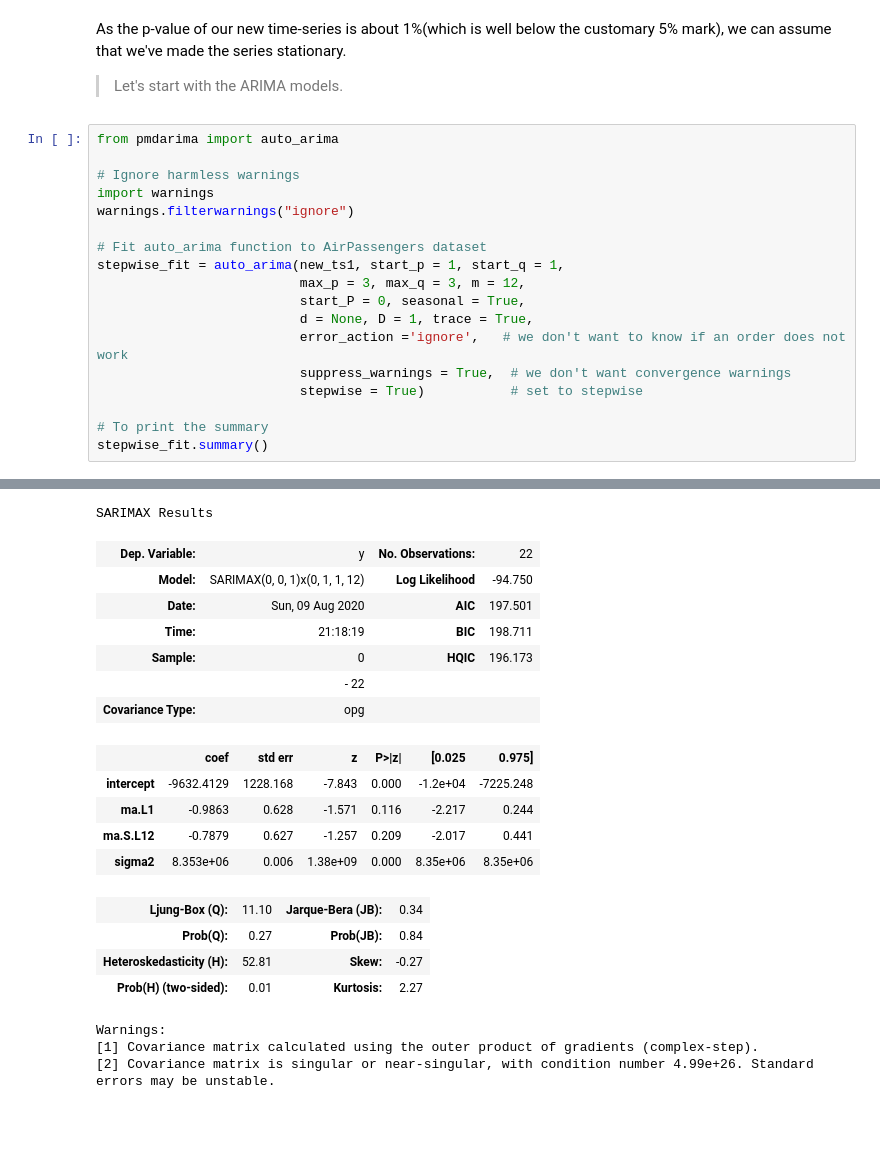
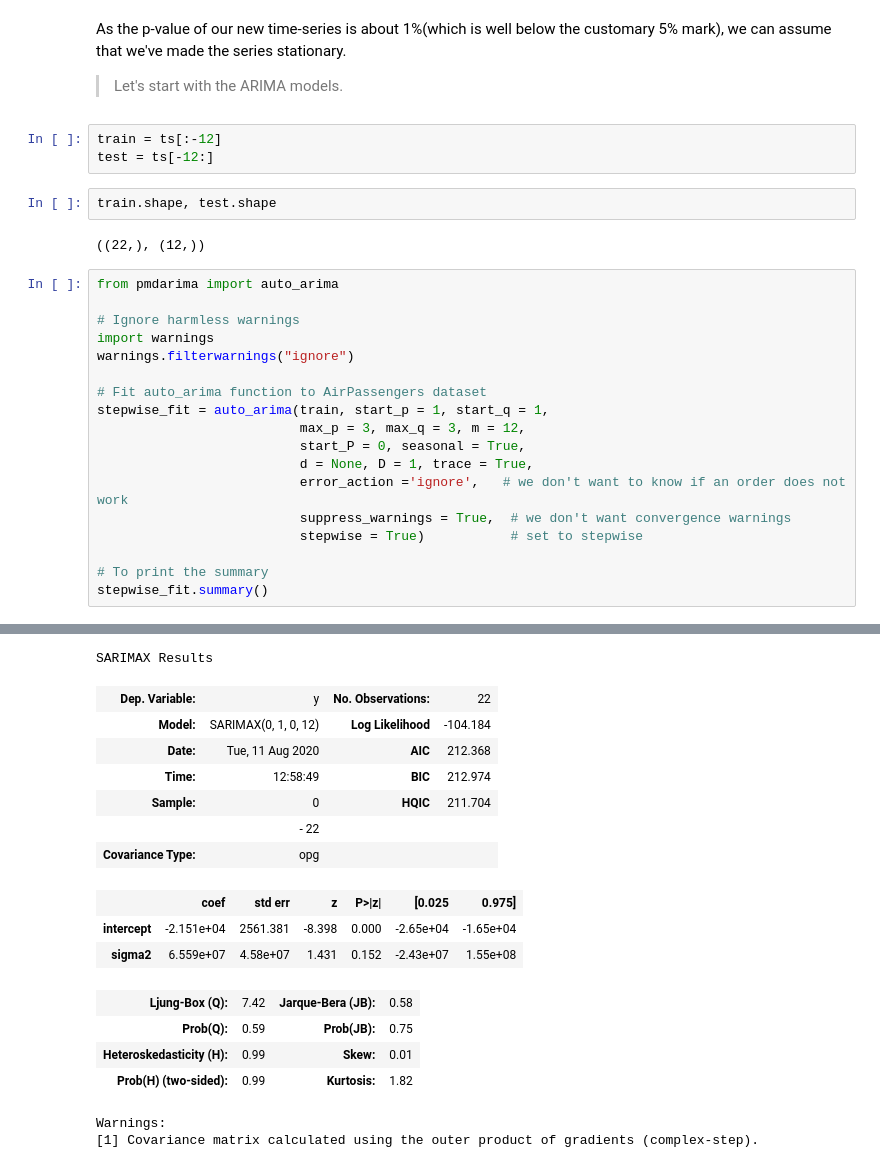
Before and after one commit to Jim-Craig/Forecast, a Jupyter notebook: SAles.ipynb, the cells around one changed output, grey strips where cells are left out. Cells and saved outputs as stored; diff of their text form; blank space fills up the shorter version.

```diff
--- a/SAles.ipynb
+++ b/SAles.ipynb
@@ -152,6 +152,13 @@ dtype: float64
 As the p-value of our new time-series is about 1%(which is well below the customary 5% mark), we can assume that we've made the series stationary.
 
 > Let's start with the ARIMA models.
+# %%
+train = ts[:-12]
+test = ts[-12:]
+# %%
+train.shape, test.shape
+# %% [output]
+((22,), (12,))
 # %%
 from pmdarima import auto_arima
 
@@ -160,7 +167,7 @@ import warnings
 warnings.filterwarnings("ignore")
 
 # Fit auto_arima function to AirPassengers dataset
-stepwise_fit = auto_arima(new_ts1, start_p = 1, start_q = 1,
+stepwise_fit = auto_arima(train, start_p = 1, start_q = 1,
                           max_p = 3, max_q = 3, m = 12,
                           start_P = 0, seasonal = True,
                           d = None, D = 1, trace = True,
@@ -193,23 +196,20 @@ Total fit time: 7.217 seconds
 SARIMAX Results
 | Dep. Variable: | y | No. Observations: | 22 |
-| Model: | SARIMAX(0, 0, 1)x(0, 1, 1, 12) | Log Likelihood | -94.750 |
-| Date: | Sun, 09 Aug 2020 | AIC | 197.501 |
-| Time: | 21:18:19 | BIC | 198.711 |
-| Sample: | 0 | HQIC | 196.173 |
+| Model: | SARIMAX(0, 1, 0, 12) | Log Likelihood | -104.184 |
+| Date: | Tue, 11 Aug 2020 | AIC | 212.368 |
+| Time: | 12:58:49 | BIC | 212.974 |
+| Sample: | 0 | HQIC | 211.704 |
 |  | - 22 |  |  |
 | Covariance Type: | opg |  |  |
 |  | coef | std err | z | P>|z| | [0.025 | 0.975] |
-| intercept | -9632.4129 | 1228.168 | -7.843 | 0.000 | -1.2e+04 | -7225.248 |
-| ma.L1 | -0.9863 | 0.628 | -1.571 | 0.116 | -2.217 | 0.244 |
-| ma.S.L12 | -0.7879 | 0.627 | -1.257 | 0.209 | -2.017 | 0.441 |
-| sigma2 | 8.353e+06 | 0.006 | 1.38e+09 | 0.000 | 8.35e+06 | 8.35e+06 |
+| intercept | -2.151e+04 | 2561.381 | -8.398 | 0.000 | -2.65e+04 | -1.65e+04 |
+| sigma2 | 6.559e+07 | 4.58e+07 | 1.431 | 0.152 | -2.43e+07 | 1.55e+08 |
-| Ljung-Box (Q): | 11.10 | Jarque-Bera (JB): | 0.34 |
-| Prob(Q): | 0.27 | Prob(JB): | 0.84 |
-| Heteroskedasticity (H): | 52.81 | Skew: | -0.27 |
-| Prob(H) (two-sided): | 0.01 | Kurtosis: | 2.27 |
+| Ljung-Box (Q): | 7.42 | Jarque-Bera (JB): | 0.58 |
+| Prob(Q): | 0.59 | Prob(JB): | 0.75 |
+| Heteroskedasticity (H): | 0.99 | Skew: | 0.01 |
+| Prob(H) (two-sided): | 0.99 | Kurtosis: | 1.82 |
 Warnings:
 [1] Covariance matrix calculated using the outer product of gradients (complex-step).
-[2] Covariance matrix is singular or near-singular, with condition number 4.99e+26. Standard errors may be unstable.
 # %%
 from statsmodels.tsa.statespace.sarimax import SARIMAX
 
```
Also changed, not shown: parts of 7 cells of this notebook.
